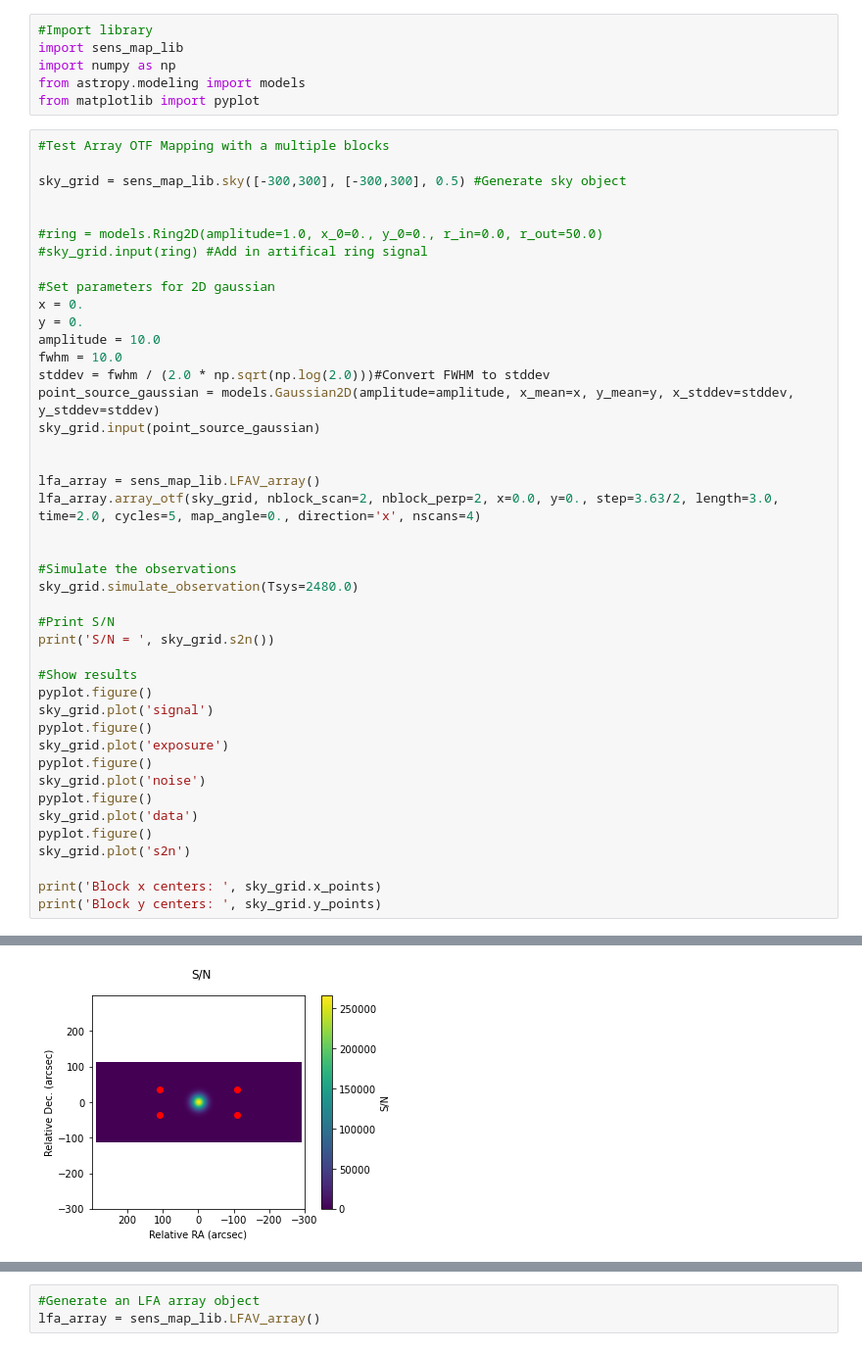
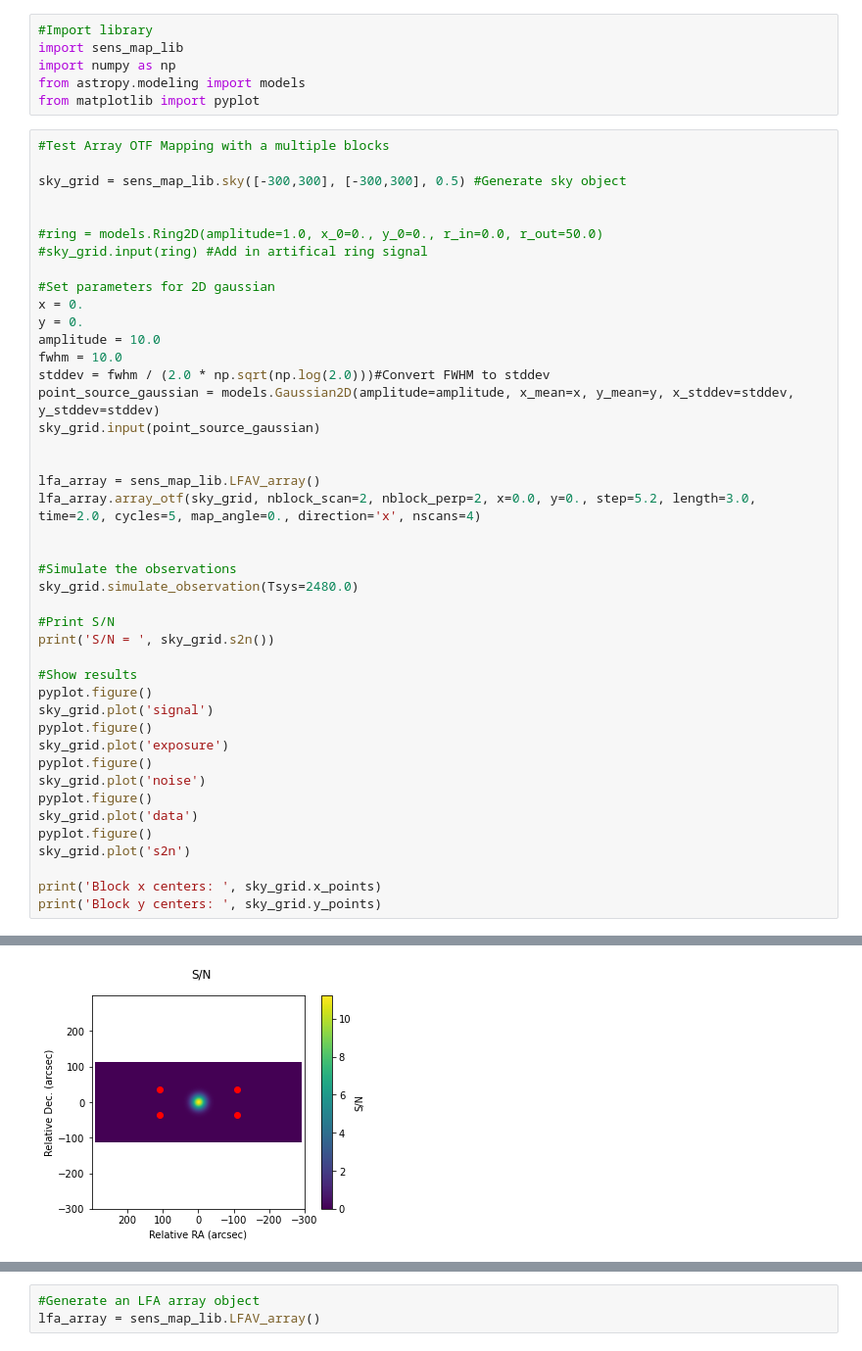
Before and after one commit to kfkaplan/the_greatest_sensitivity_mapper, a Jupyter notebook: test_sense_map.ipynb, the cells around one changed output, grey strips where cells are left out. Shown at 98% size. Drawn from its saved outputs; the diff is of its cells as text.

```diff
--- a/test_sense_map.ipynb
+++ b/test_sense_map.ipynb
@@ -26,7 +26,7 @@ sky_grid.input(point_source_gaussian)
 
 
 lfa_array = sens_map_lib.LFAV_array()
-lfa_array.array_otf(sky_grid, nblock_scan=2, nblock_perp=2, x=0.0, y=0., step=3.63/2, length=3.0, time=2.0, cycles=5, map_angle=0., direction='x', nscans=4)
+lfa_array.array_otf(sky_grid, nblock_scan=2, nblock_perp=2, x=0.0, y=0., step=5.2, length=3.0, time=2.0, cycles=5, map_angle=0., direction='x', nscans=4)
 
 
 #Simulate the observations
@@ -74,4 +64,4 @@ Block y centers:  [-36.3, 36.3, -36.3, 36.3]
-[figure, old version]
+[figure, new version]
 # %%
 #Generate sky object
 sky_grid = sens_map_lib.sky([-50,50], [-50,50], 0.2)
```
Also changed, not shown: parts of 18 cells of this notebook, 8 other files.
